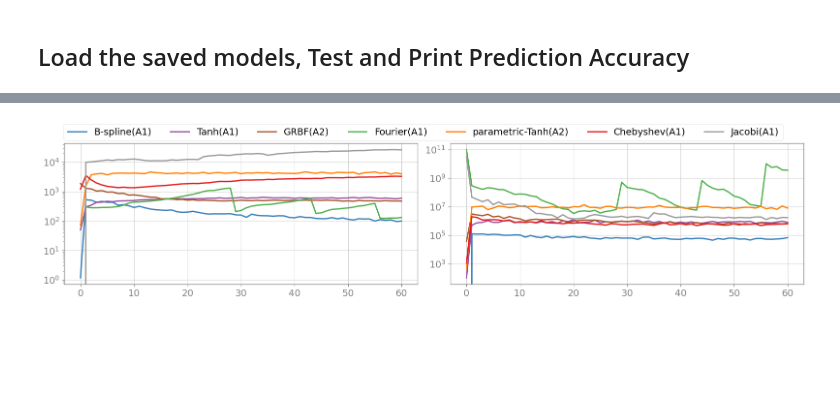
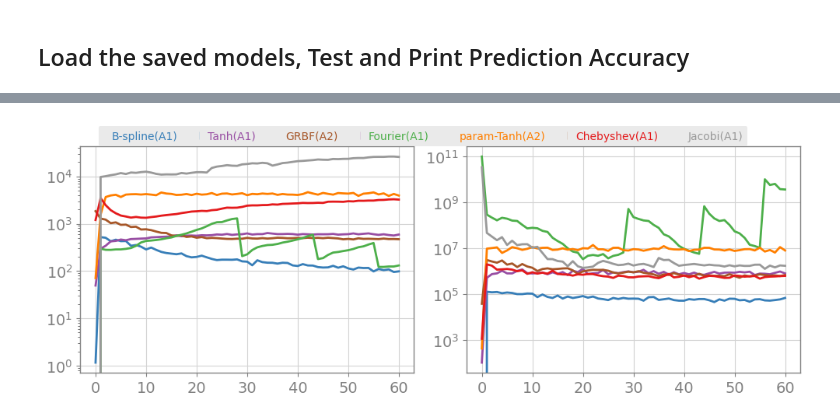
Before and after one commit to afrah/pinn_learnable_activation, a Jupyter notebook: src/notebook/helmholtz_spectral_analysis.ipynb, the cells around one changed output, grey strips where cells are left out. Drawn from its saved outputs; the diff is of its cells as text; code cells hidden in the pictures; blank space fills up the shorter version.

```diff
--- a/src/notebook/helmholtz_spectral_analysis.ipynb
+++ b/src/notebook/helmholtz_spectral_analysis.ipynb
@@ -104,6 +104,6 @@ INFO:src.utils.logger:result/helmholtz/2025-06-02_18-01-31-273329
 # %%
 fig, ax = plt.subplots(1, 2)
-fig.set_size_inches([16, 3.5])
+fig.set_size_inches([10, 3.5])
 dict_list = [max_eig_hessian_bc_log_dic, max_eig_hessian_res_log_dic]
 lines = []
 labels = []
@@ -136,36 +136,55 @@ for index in range(len(dict_list)):
         },
         {
             "data": dict_list[index]["param_tanh"],
             "color": model_color["param_tanh"],
-            "name": "parametric-Tanh(A2)",
+            "name": "param-Tanh(A2)",
             "alpha": 1.0,
         },
         {
             "data": dict_list[index]["chebyshev"],
             "color": model_color["chebyshev"],
             "name": "Chebyshev(A1)",
             "alpha": 1.0,
         },
         {
             "data": dict_list[index]["jacobi"],
             "color": model_color["jacobi"],
             "name": "Jacobi(A1)",
             "alpha": 1.0,
         },
     ]
 
     plot_spectral(ax[index], data_list, index=1, smoothed_data=False)
 
+# Create a list of colored text labels for the legend
+legend_labels = []
+legend_colors = []
+
 for line in ax[-1].get_lines():
-    lines.append(line)
-    labels.append(line.get_label())
+    legend_labels.append(line.get_label())
+    legend_colors.append(line.get_color())
+
+# Place legend at the top of the figure
 legend = fig.legend(
-    lines, labels, loc="upper center", bbox_to_anchor=(0.5, 1.1), ncol=7, fontsize=14
+    # [],  # No lines
+    legend_labels,
+    loc="upper center",
+    bbox_to_anchor=(0.5, 1.05),
+    ncol=7,  # Adjust this number based on how many items you want per row
+    prop={"size": 10},
+    handlelength=0,  # No line handles
 )
-legend.get_frame().set_facecolor("white")
+
+# Colorize the text in the legend to match the line colors
+for text, color in zip(legend.get_texts(), legend_colors):
+    text.set_color(color)
+
+legend.get_frame().set_linewidth(0)  # Remove the legend border
+legend.get_frame().set_facecolor("none")  # Make the legend background transparent
+
 save_path = os.path.join(logger.get_output_dir(), "spectral_helmholtz.png")
 
 plt.tight_layout()
 plt.savefig(save_path, bbox_extra_artists=(legend,), bbox_inches="tight")
 # %% [output]
-[figure, old version]
+[figure, new version]
```
Also changed, not shown: parts of 2 cells of this notebook, 29 other files.
